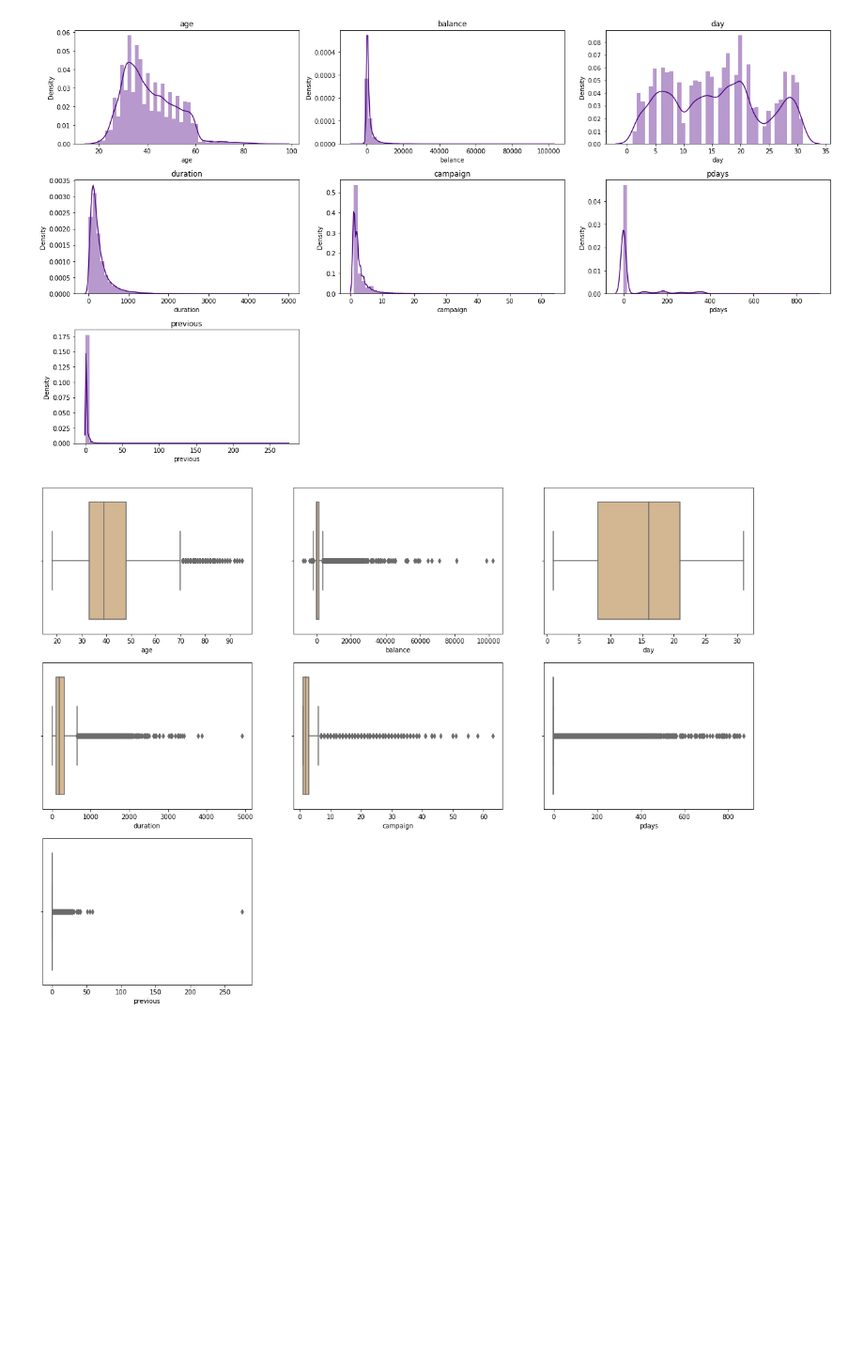
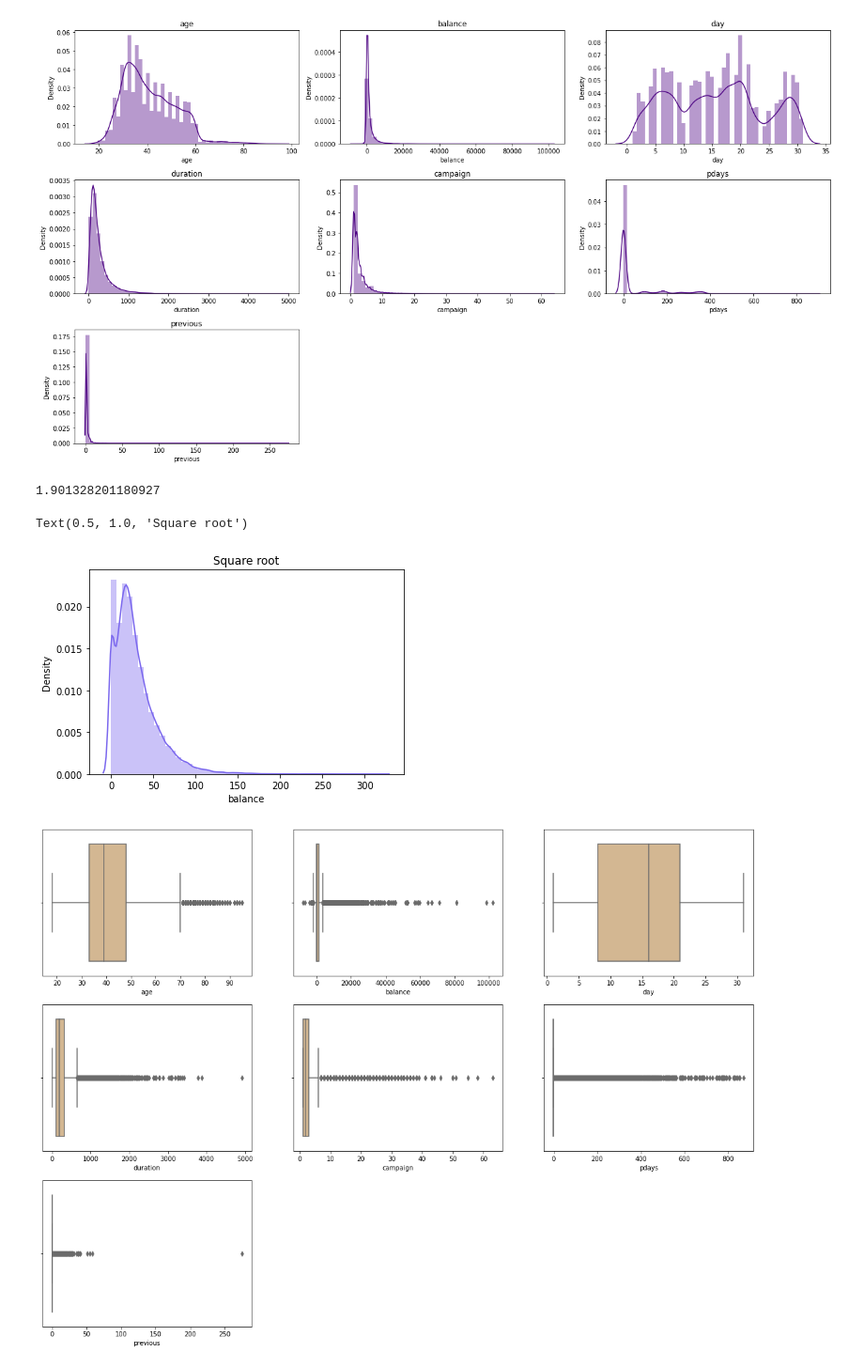
Before and after one commit to sainirajesh17/Bank_Marketing_Effectiveness_Prediction-ML_Classification-, a Jupyter notebook: Bank_Marketing_Effectiveness_Prediction_(Classification)_Capstone_Project.ipynb, the cells around one changed output. Shown: that part at 94% size. Drawn from its saved outputs; the diff is of its cells as text; code cells hidden in the pictures; blank space fills up the shorter version.

```diff
--- a/Bank_Marketing_Effectiveness_Prediction_(Classification)_Capstone_Project.ipynb
+++ b/Bank_Marketing_Effectiveness_Prediction_(Classification)_Capstone_Project.ipynb
@@ -241,6 +241,16 @@ for i in numerical_features:
   plt.tight_layout()
 # %% [output]
 [figure]
+# %%
+crim_sqrt = np.sqrt(df['balance'])
+crim_sqrt.skew()
+# %% [output]
+1.901328201180927
+# %%
+sns.distplot(np.sqrt(df['balance']), color='mediumslateblue').set_title("Square root")
+# %% [output]
+Text(0.5, 1.0, 'Square root')
+[figure, added]
 # %%
 # ploting a boxplot for each numerical feature to check the outliers
 
```
Also changed, not shown: parts of 4 cells of this notebook.
